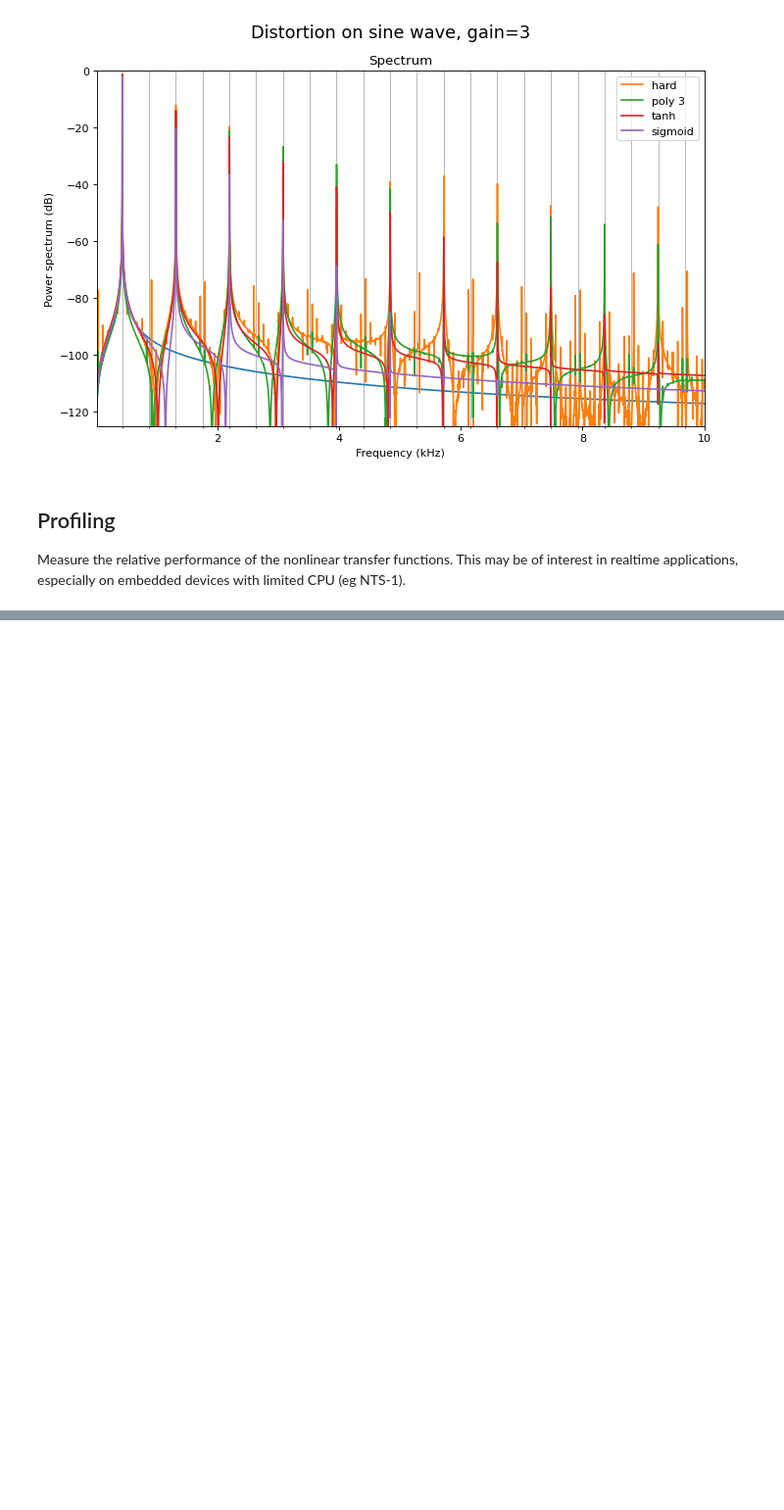
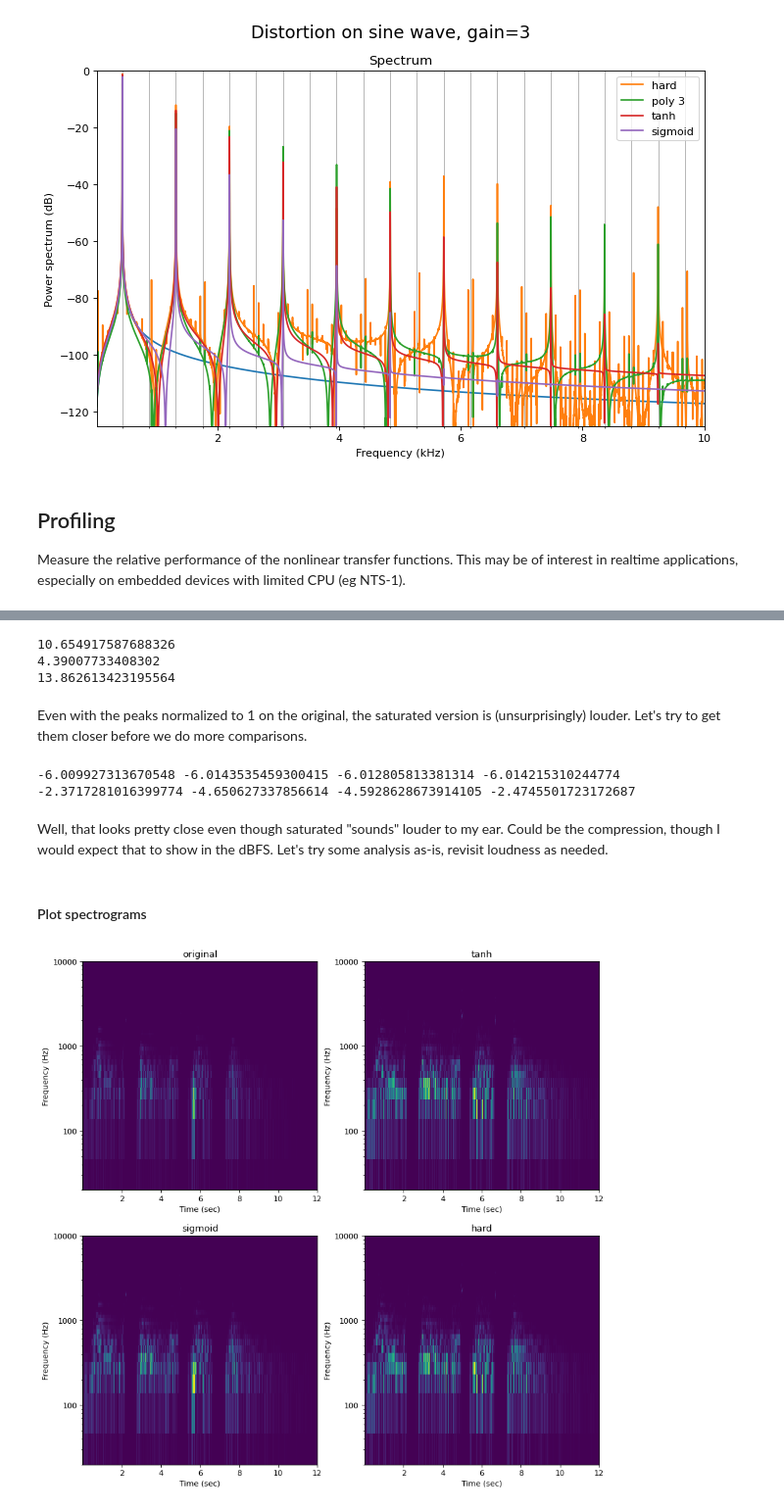
Before and after one commit to letrout/dsp, a Jupyter notebook: doc/distortion.ipynb, the cells around one changed output, grey strips where cells are left out. Shown at 98% size. Drawn from its saved outputs; the diff is of its cells as text; code cells hidden in the pictures; blank space fills up the shorter version.

Commit message:
add analysis of a wav file

```diff
--- a/doc/distortion.ipynb
+++ b/doc/distortion.ipynb
@@ -413,0 +444,3 @@ stream.close()
+# %%
+orig /= np.max(np.abs(orig),axis=0)
+print(orig.max(), orig.min())
@@ -413,0 +449,14 @@ stream.close()
+# %%
+gain = 5
+makeup = False
+
+stream = open_pyaudio(index=2, fs=fs, channels=1)
+#stream.write(orig.astype(np.float32).tobytes())
+wf_tanh = np.fromiter(map(lambda x: tanh_alt(x, gain=gain, makeup=makeup), orig), dtype=np.float32)
+wf_sigmoid = np.fromiter(map(lambda x: sigmoid_bipolar(x, gain=gain, makeup=makeup), orig), dtype=np.float32)
+wf_hard = np.fromiter(map(lambda x: hard_clipping(x, gain=gain), orig), dtype=np.float32)
+#stream.write(wf_tanh.astype(np.float32).tobytes())
+stream.close()
+print(wf_tanh.max(), wf_tanh.min())
+print(wf_sigmoid.max(), wf_hard.min())
+print(wf_hard.max(), wf_hard.min())
@@ -413,0 +473,57 @@ stream.close()
+# %%
+print(audio_power(wf_tanh, fs=fs) / audio_power(orig, fs=fs))
+print(audio_power(wf_sigmoid, fs=fs) / audio_power(orig, fs=fs))
+print(audio_power(wf_hard, fs=fs) / audio_power(orig, fs=fs))
+# %% [output]
+10.654917587688326
+4.39007733408302
+13.862613423195564
+# %% [markdown]
+Even with the peaks normalized to 1 on the original, the saturated version is (unsurprisingly) louder. Let's try to get them closer before we do more comparisons.
+# %%
+from pydub import AudioSegment
+from pydub.playback import play
+
+def seg_from_ndarray(data, fs, ch=1):
+    return pydub.AudioSegment(
+        data.astype(np.float32).tobytes(),
+        frame_rate=fs,
+        sample_width=data.astype(np.float32).dtype.itemsize,
+        channels=ch
+)
+orig_seg = seg_from_ndarray(orig, 48000, 1)
+tanh_seg = seg_from_ndarray(wf_tanh, 48000, 1)
+sigmoid_seg = seg_from_ndarray(wf_sigmoid, 48000, 1)
+hard_seg = seg_from_ndarray(wf_hard, 48000, 1)
+print(orig_seg.dBFS, tanh_seg.dBFS, sigmoid_seg.dBFS, hard_seg.dBFS)
+print(orig_seg.max_dBFS, tanh_seg.max_dBFS, sigmoid_seg.max_dBFS, hard_seg.max_dBFS)
+# %% [output]
+-6.009927313670548 -6.0143535459300415 -6.012805813381314 -6.014215310244774
+-2.3717281016399774 -4.650627337856614 -4.5928628673914105 -2.4745501723172687
+# %% [markdown]
+Well, that looks pretty close even though saturated "sounds" louder to my ear. Could be the compression, though I would expect that to show in the dBFS. Let's try some analysis as-is, revisit loudness as needed.
+# %% [markdown]
+#### Plot spectrograms
+# %%
+db = False
+log = False
+
+fig = plt.figure(figsize=(12, 12), dpi=80)
+ax_o = fig.add_subplot(221)
+ax_t = fig.add_subplot(222)
+ax_s = fig.add_subplot(223)
+ax_h = fig.add_subplot(224)
+plot_spectrogram(orig, fs, ax_o, db=db, log=log)
+plot_spectrogram(wf_tanh, fs, ax_t, db=db, log=log)
+plot_spectrogram(wf_sigmoid, fs, ax_s, db=db, log=log)
+plot_spectrogram(wf_hard, fs, ax_h, db=db, log=log)
+ax_o.set_title('original')
+ax_t.set_title('tanh')
+ax_s.set_title('sigmoid')
+ax_h.set_title('hard')
+for ax in [ax_o, ax_t, ax_s, ax_h]:
+    ax.set_yscale('log')
+    ax.yaxis.set_major_formatter(ScalarFormatter())
+    ax.set_ylim(20,10000)
+# %% [output]
+[figure, added]
```
Also changed, not shown: parts of 13 cells of this notebook.
